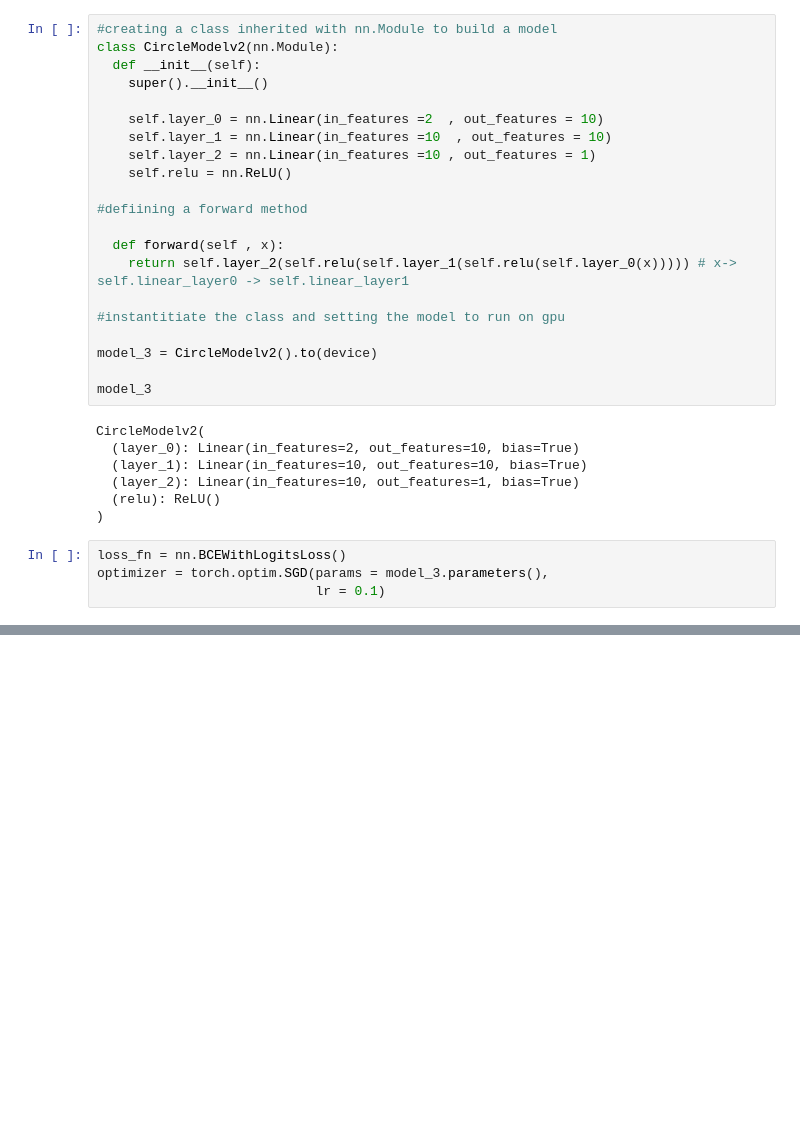
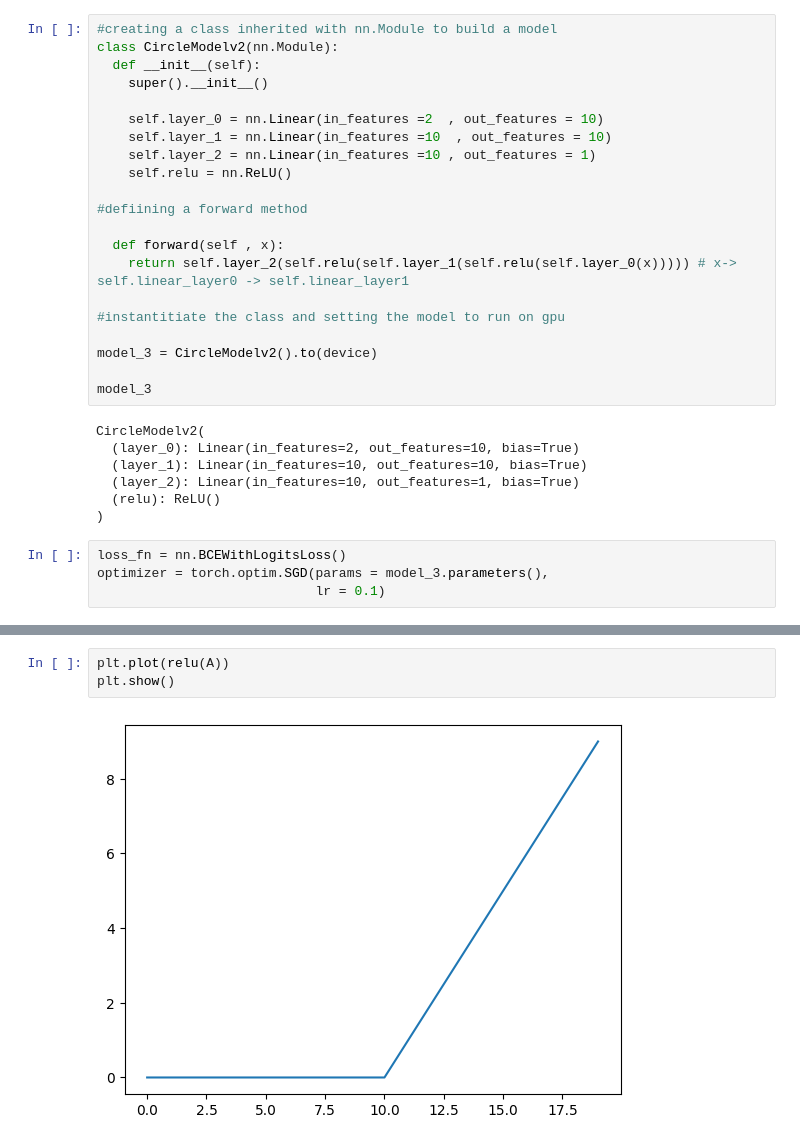
Before and after one commit to arosha27/Week4-LearnPyTorch, a Jupyter notebook: 02_pytorch_classification.ipynb, the cells around one changed output, grey strips where cells are left out. Cells and saved outputs as stored; diff of their text form; blank space fills up the shorter version.

```diff
--- a/02_pytorch_classification.ipynb
+++ b/02_pytorch_classification.ipynb
@@ -846,0 +870,5 @@ test_acc
+# %%
+plt.plot(relu(A))
+plt.show()
+# %% [output]
+[figure, added]
```
Also changed, not shown: parts of 43 cells of this notebook.
